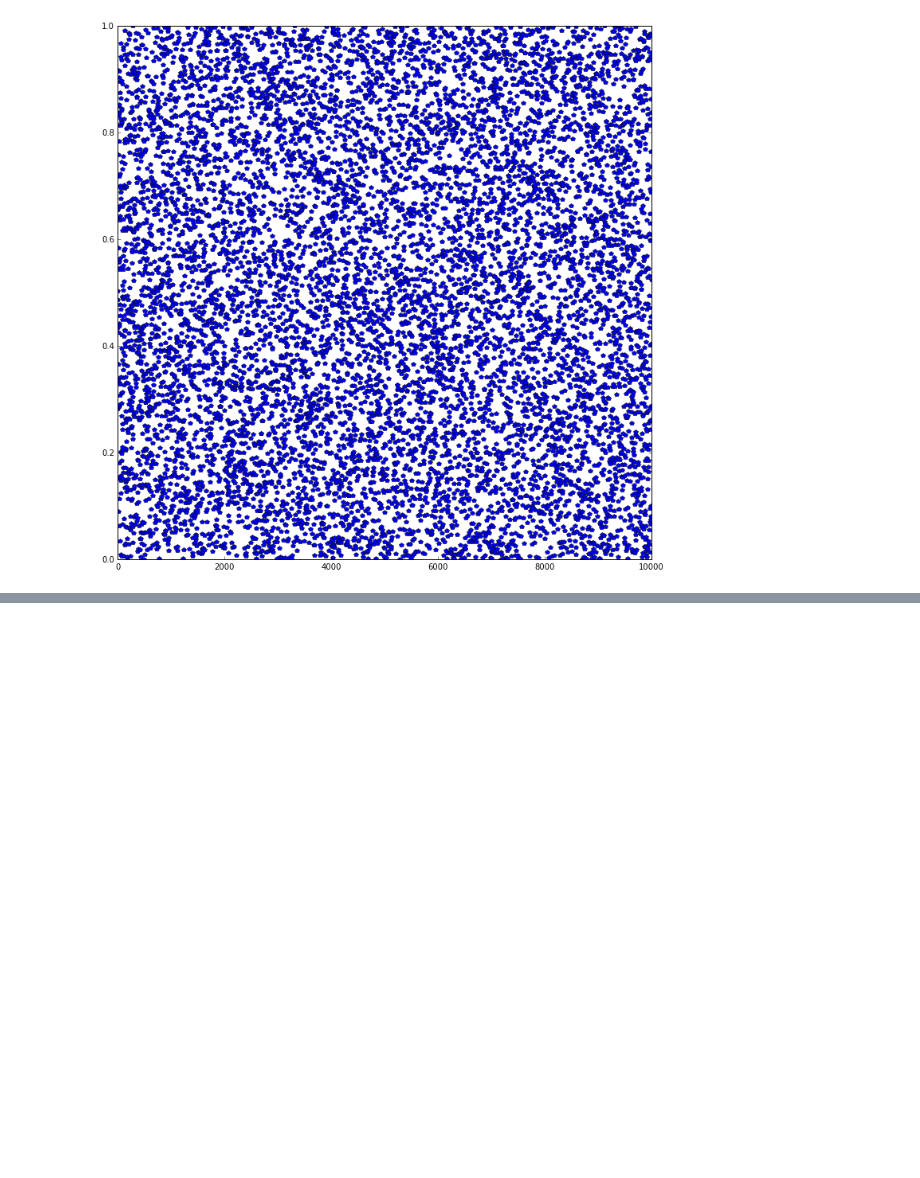
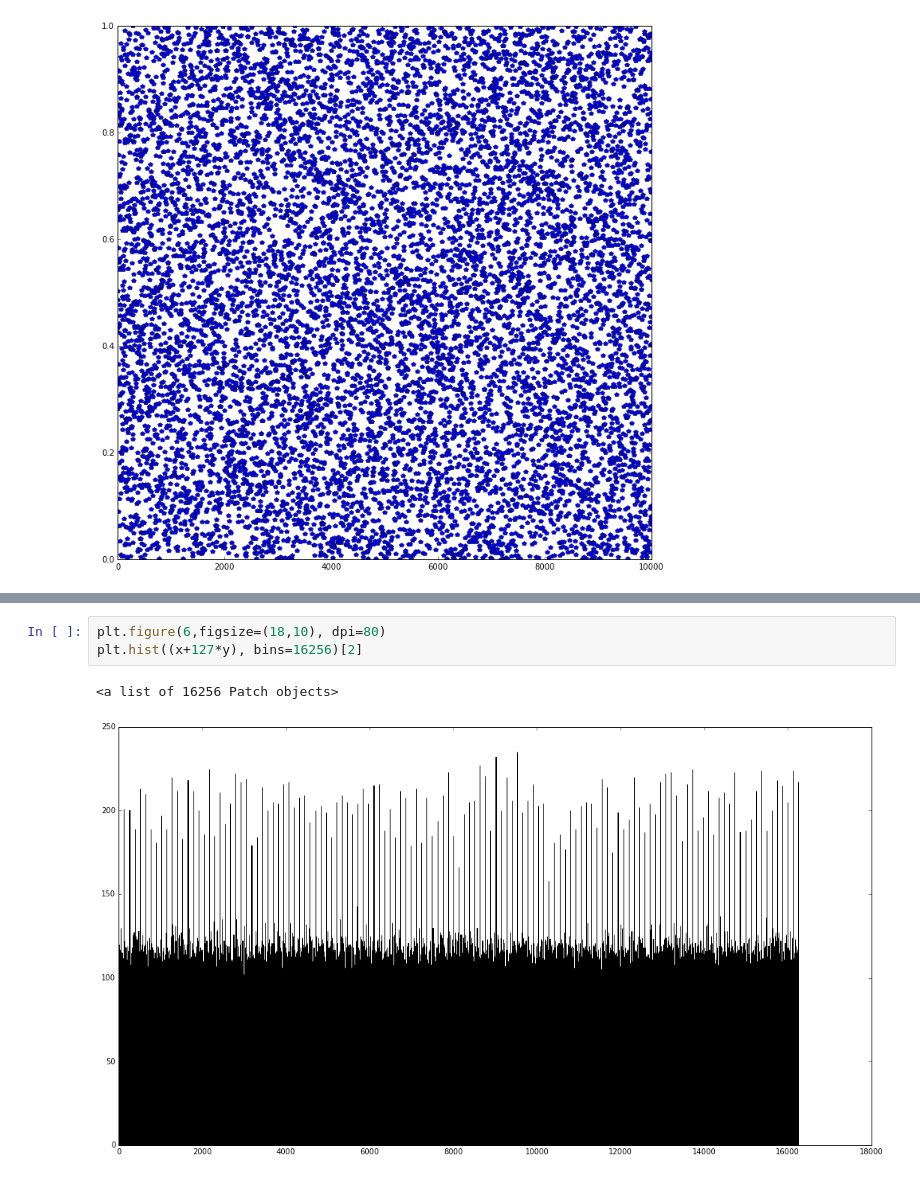
Before and after one commit to algebrato/Ising-Model, a Jupyter notebook: CPU/script/Correlazione-bins.ipynb, the cells around one changed output, grey strips where cells are left out. Cells and saved outputs as stored; diff of their text form; blank space fills up the shorter version.

```diff
--- a/CPU/script/Correlazione-bins.ipynb
+++ b/CPU/script/Correlazione-bins.ipynb
@@ -81 +111,7 @@ plt.plot(rand[1:10000],'p')
+# %%
+plt.figure(6,figsize=(18,10), dpi=80)
+plt.hist((x+127*y), bins=16256)[2]
+# %% [output]
+<a list of 16256 Patch objects>
+[figure, added]
 # %%
```
Also changed, not shown: parts of 3 cells of this notebook.
